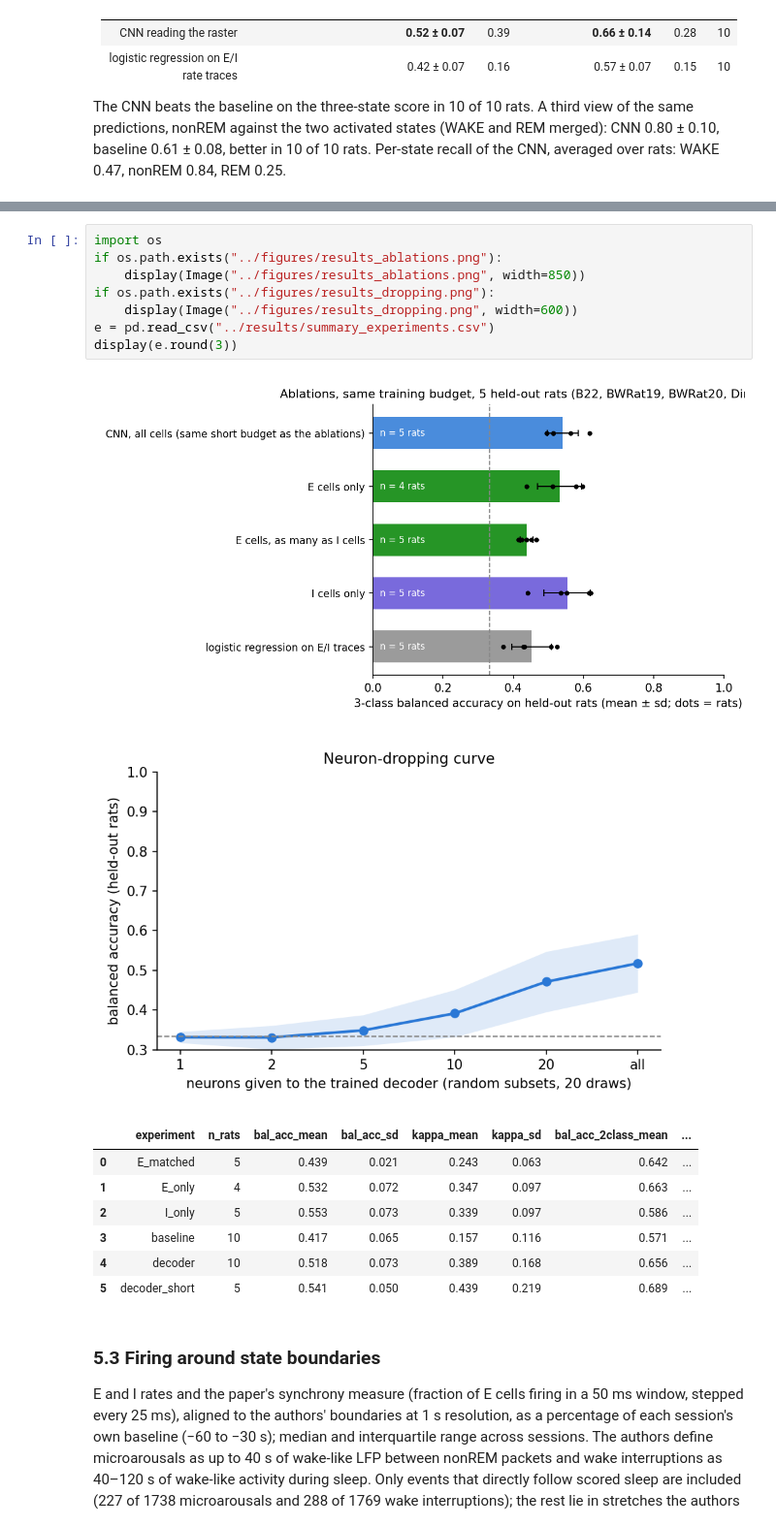
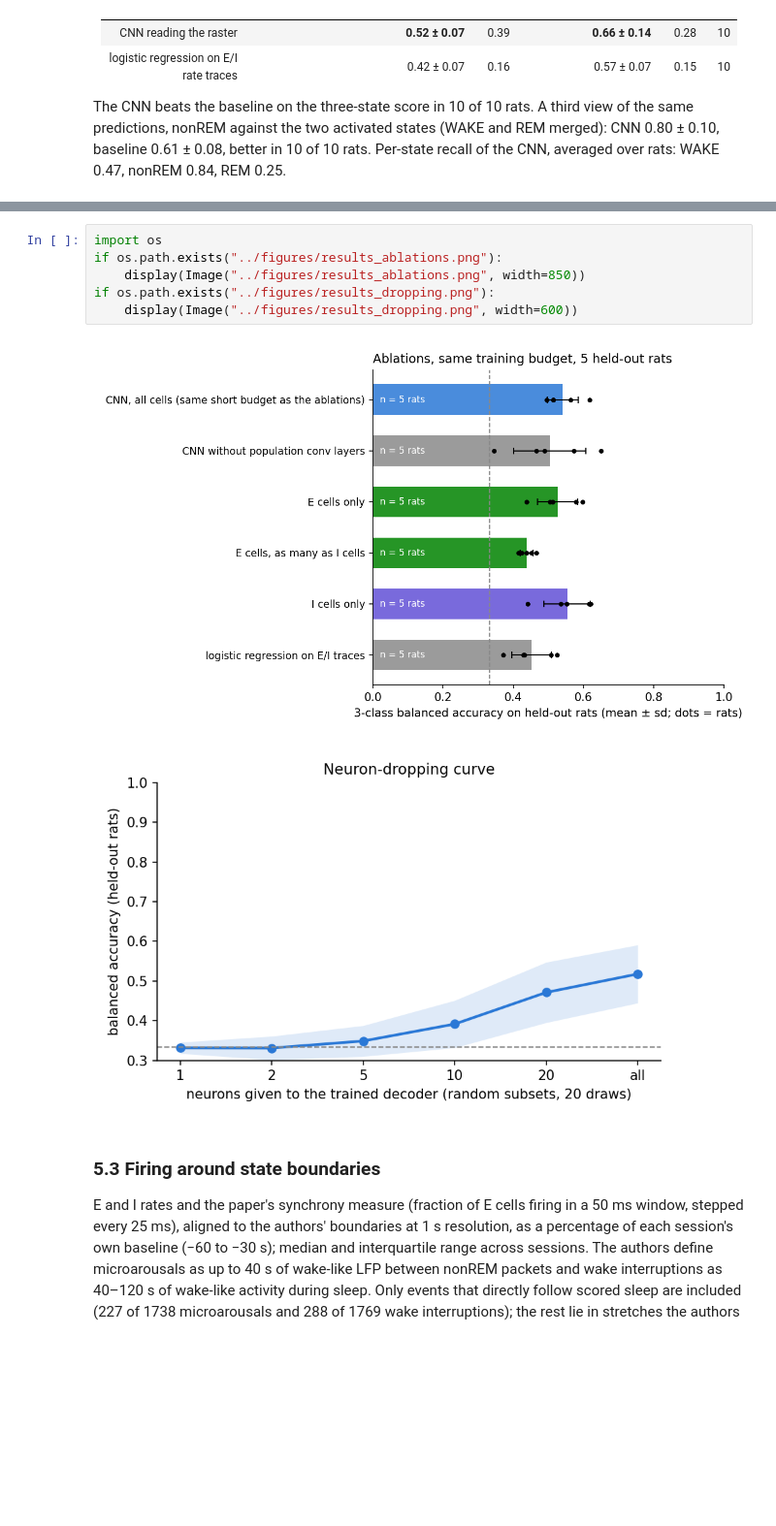
Before and after one commit to lucagandrud/PSYC40Final, a Jupyter notebook: notebooks/PSYC40Final.ipynb, the cells around one changed output, grey strips where cells are left out. Shown at 97% size. Saved outputs shown, nothing was run; the diff lists cells and outputs as text; blank space fills up the shorter version.

```diff
--- a/notebooks/PSYC40Final.ipynb
+++ b/notebooks/PSYC40Final.ipynb
@@ -132,21 +135,12 @@ Each row is the same network retrained from scratch with a part removed (on the
 # %%
 import os
 if os.path.exists("../figures/results_ablations.png"):
     display(Image("../figures/results_ablations.png", width=850))
 if os.path.exists("../figures/results_dropping.png"):
     display(Image("../figures/results_dropping.png", width=600))
-e = pd.read_csv("../results/summary_experiments.csv")
-display(e.round(3))
 # %% [output]
-[figure, old version]
+[figure, new version]
 [figure]
-|  | experiment | n_rats | bal_acc_mean | bal_acc_sd | kappa_mean | kappa_sd | bal_acc_2class_mean | ... |
-| 0 | E_matched | 5 | 0.439 | 0.021 | 0.243 | 0.063 | 0.642 | ... |
-| 1 | E_only | 4 | 0.532 | 0.072 | 0.347 | 0.097 | 0.663 | ... |
-| 2 | I_only | 5 | 0.553 | 0.073 | 0.339 | 0.097 | 0.586 | ... |
-| 3 | baseline | 10 | 0.417 | 0.065 | 0.157 | 0.116 | 0.571 | ... |
-| 4 | decoder | 10 | 0.518 | 0.073 | 0.389 | 0.168 | 0.656 | ... |
-| 5 | decoder_short | 5 | 0.541 | 0.050 | 0.439 | 0.219 | 0.689 | ... |
 # %% [markdown]
 ### 5.3 Firing around state boundaries
 
```
Also changed, not shown: parts of 4 cells of this notebook, 47 other files.
